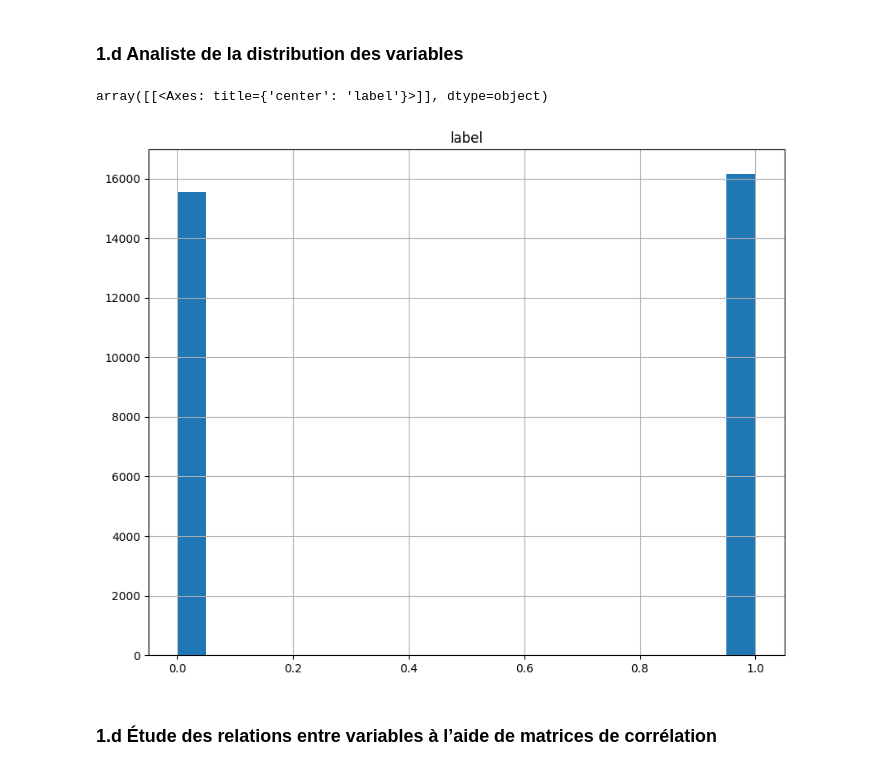
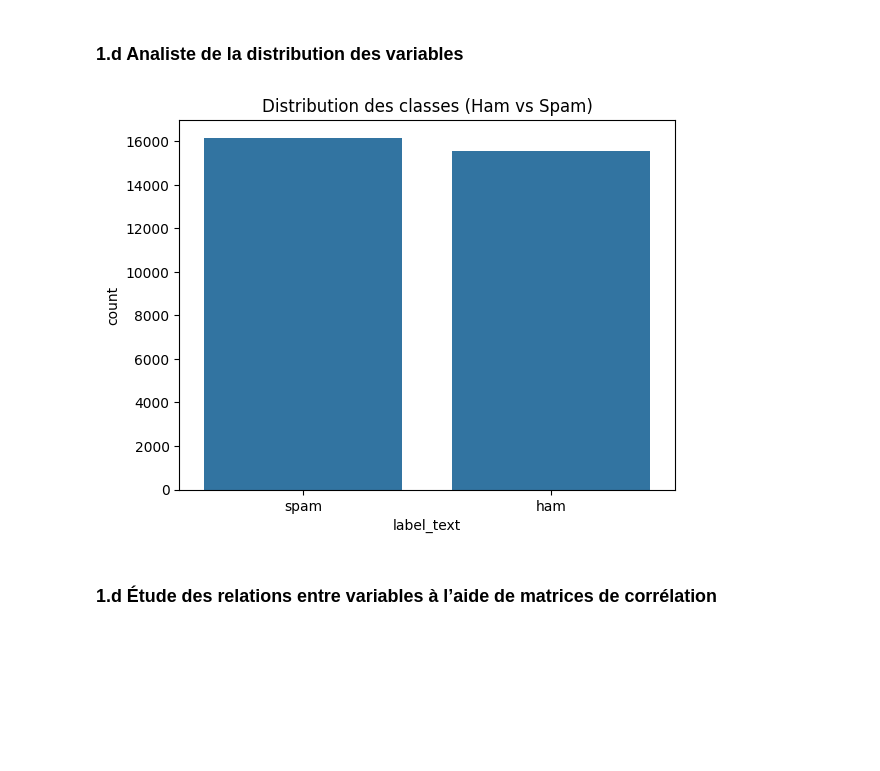
Before and after one commit to r00tMG/project_BMSecurity, a Jupyter notebook: notebooks/script.ipynb, the cells around one changed output. Saved outputs shown, nothing was run; the diff lists cells and outputs as text; code cells hidden in the pictures; blank space fills up the shorter version.

```diff
--- a/notebooks/script.ipynb
+++ b/notebooks/script.ipynb
@@ -67,10 +67,12 @@ On voit la presence de 2627 doublons
 # %% [markdown]
 ### 1.d Analiste de la distribution des variables
 # %%
-data[["label"]].hist(figsize=(10, 8), bins=20)
+#data[["label"]].hist(figsize=(10, 8), bins=20)
+sns.countplot(x="label_text", data=data)
+plt.title("Distribution des classes (Ham vs Spam)")
+plt.show()
 # %% [output]
-array([[<Axes: title={'center': 'label'}>]], dtype=object)
-[figure, old version]
+[figure, new version]
 # %% [markdown]
 ### 1.d Étude des relations entre variables à l’aide de matrices de corrélation
 # %%
```
Also changed, not shown: parts of 34 cells of this notebook, 4 other files.
